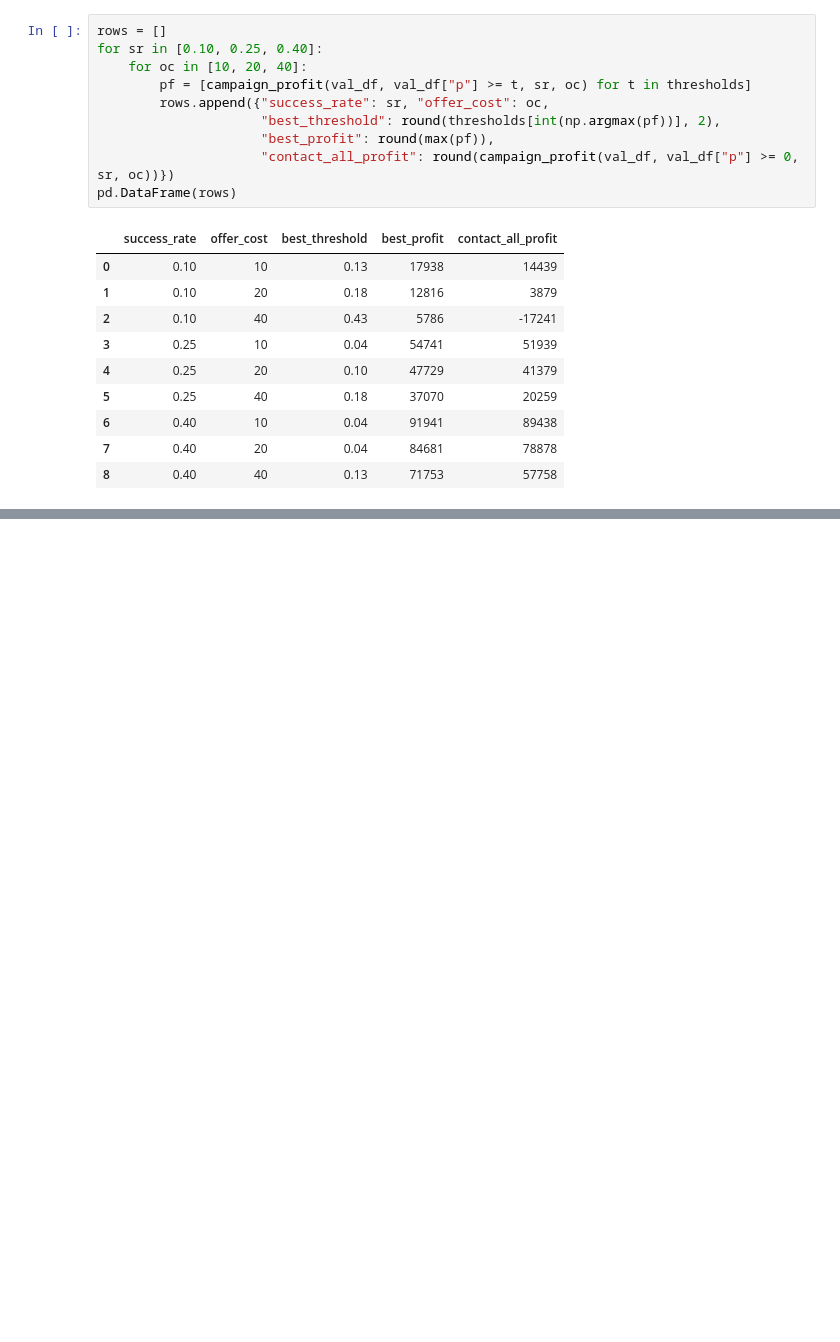
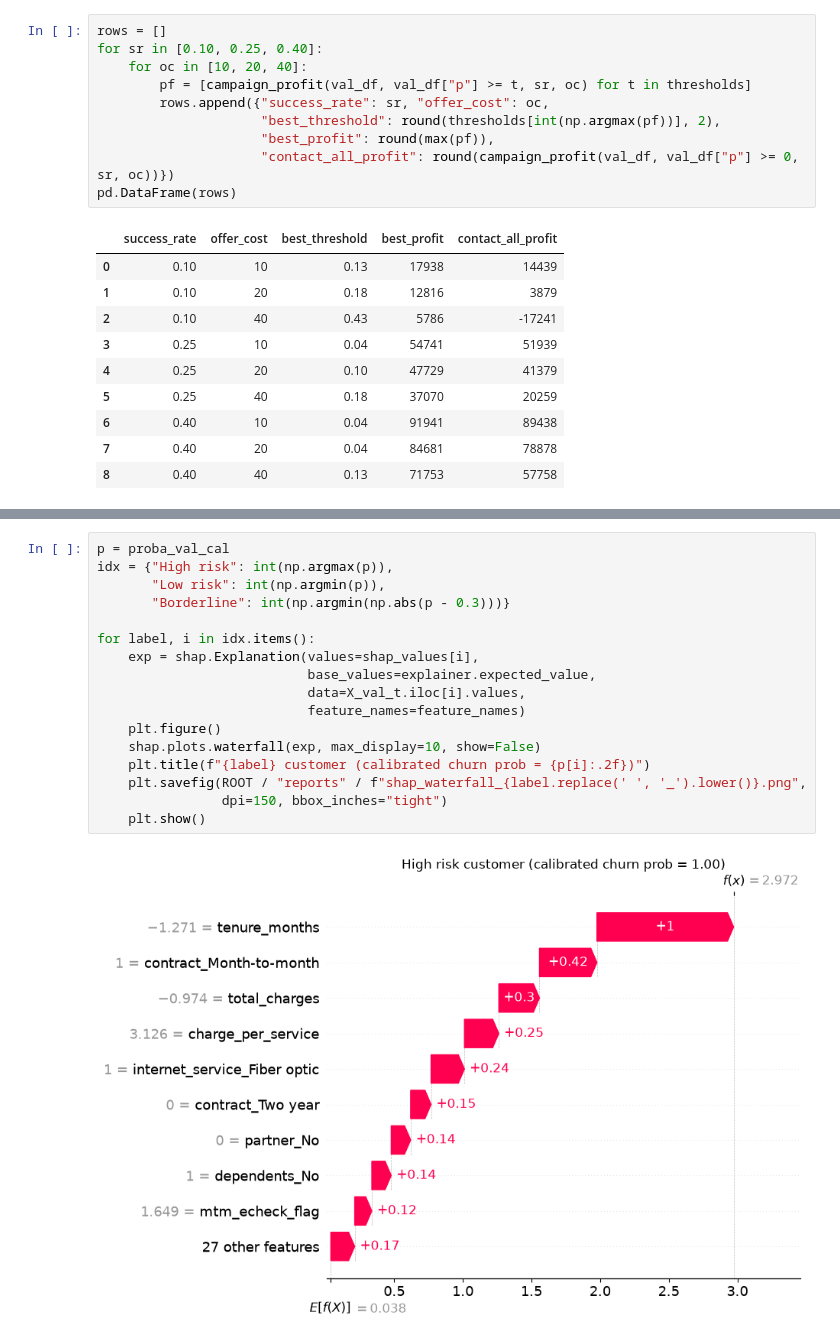
Before and after one commit to saragirl2003/customer-churn-retention, a Jupyter notebook: notebooks/06_modeling.ipynb, the cells around one changed output, grey strips where cells are left out. Drawn from its saved outputs; the diff is of its cells as text; blank space fills up the shorter version.

```diff
--- a/notebooks/06_modeling.ipynb
+++ b/notebooks/06_modeling.ipynb
@@ -249,0 +277,19 @@ pd.DataFrame(rows)
+# %%
+p = proba_val_cal
+idx = {"High risk": int(np.argmax(p)),
+       "Low risk": int(np.argmin(p)),
+       "Borderline": int(np.argmin(np.abs(p - 0.3)))}
+
+for label, i in idx.items():
+    exp = shap.Explanation(values=shap_values[i],
+                           base_values=explainer.expected_value,
+                           data=X_val_t.iloc[i].values,
+                           feature_names=feature_names)
+    plt.figure()
+    shap.plots.waterfall(exp, max_display=10, show=False)
+    plt.title(f"{label} customer (calibrated churn prob = {p[i]:.2f})")
+    plt.savefig(ROOT / "reports" / f"shap_waterfall_{label.replace(' ', '_').lower()}.png",
+                dpi=150, bbox_inches="tight")
+    plt.show()
+# %% [output]
+[figure, added]
```
Also changed, not shown: parts of 7 cells of this notebook, 7 other files.
